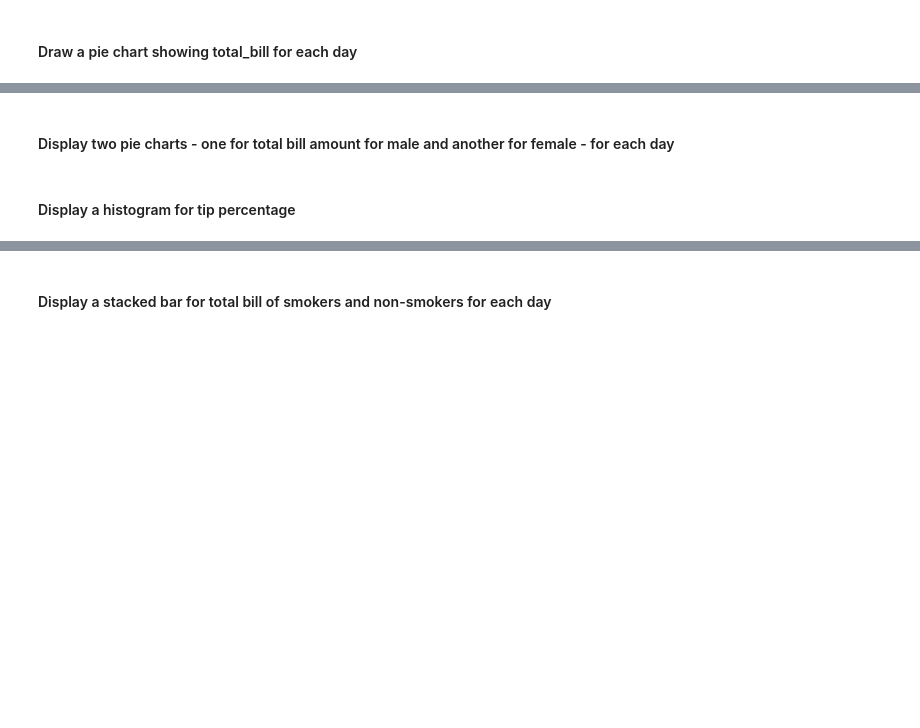
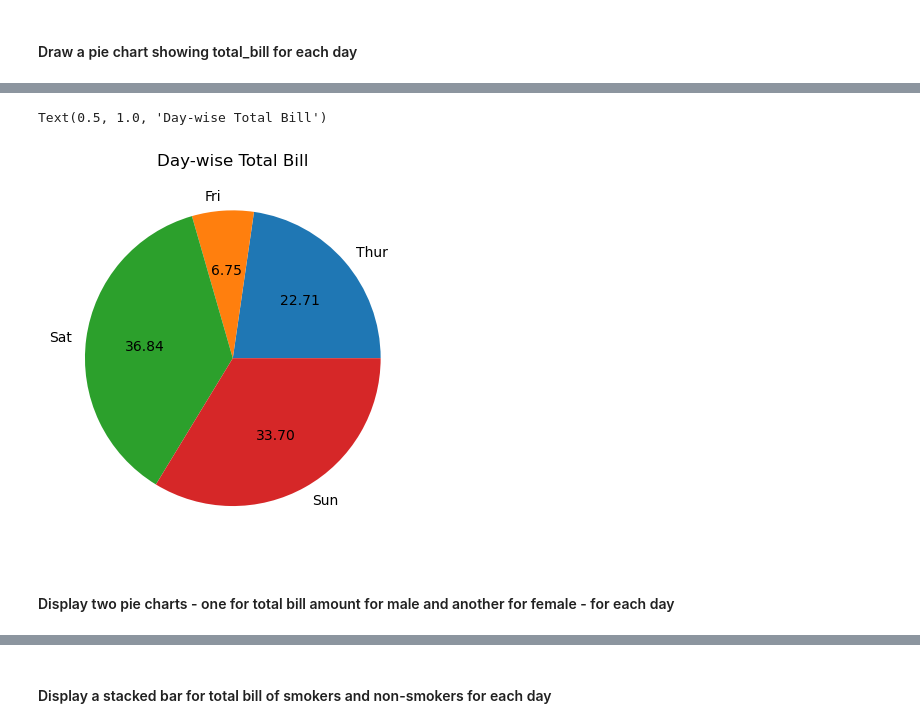
Before and after one commit to rushithadabbiru4-ai/datascience, a Jupyter notebook: matplotlib_tips_questions.ipynb, the cells around one changed output, grey strips where cells are left out. Cells and saved outputs as stored; diff of their text form; code cells hidden in the pictures; blank space fills up the shorter version.

```diff
--- a/matplotlib_tips_questions.ipynb
+++ b/matplotlib_tips_questions.ipynb
@@ -22,2 +39,5 @@ tips.head()
 # %% [markdown]
 #### Draw a pie chart showing total_bill for each day
+# %%
+day_total = tips.groupby('day', as_index=False)['total_bill'].sum()
+day_total
@@ -24,4 +50,8 @@ tips.head()
+# %%
+plt.pie(day_total['total_bill'], labels = day_total['day'], autopct ="%.2f")
+plt.title("Day-wise Total Bill")
+# %% [output]
+Text(0.5, 1.0, 'Day-wise Total Bill')
+[figure, added]
 # %% [markdown]
 #### Display two pie charts - one for total bill amount for male and another for female -  for each day
-# %% [markdown]
-#### Display a histogram for tip percentage
```
Also changed, not shown: parts of 17 cells of this notebook.
